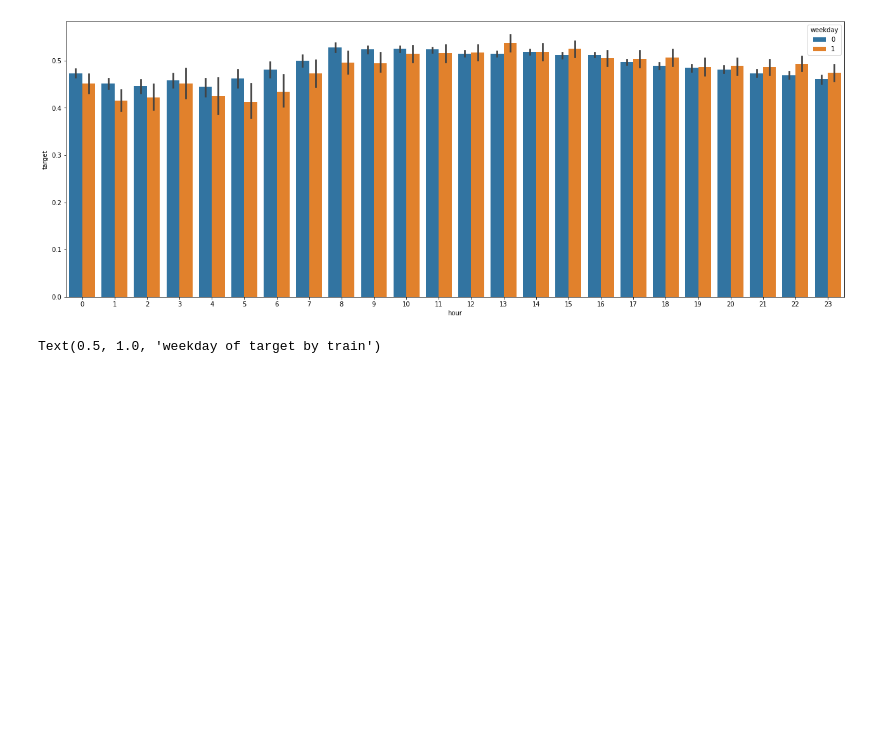
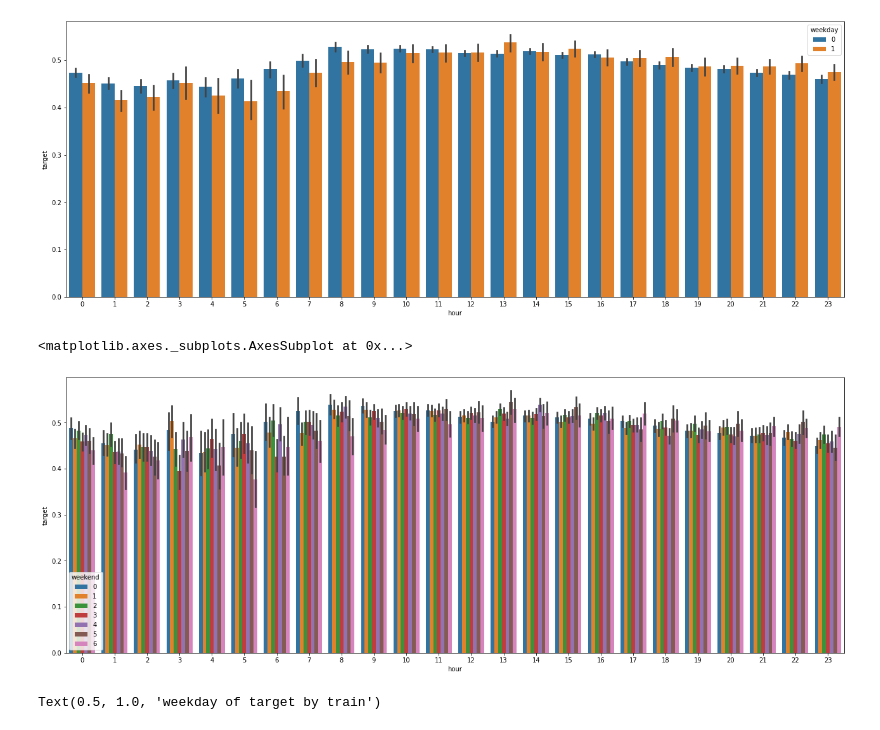
Before and after one commit to Proj-Caliber/Job-Care, a Jupyter notebook: Feature Engineering.ipynb, the cells around one changed output. Saved outputs shown, nothing was run; the diff lists cells and outputs as text; code cells hidden in the pictures; blank space fills up the shorter version.

```diff
--- a/Feature Engineering.ipynb
+++ b/Feature Engineering.ipynb
@@ -447,6 +321,13 @@ sns.barplot(data = train_data, x = 'hour', y = 'target', hue = 'weekday')
 # %% [output]
 <matplotlib.axes._subplots.AxesSubplot at 0x...>
 [figure]
+# %%
+# 시간을 요일별로 확인해 보자.
+plt.figure(figsize = (22,8))
+sns.barplot(data = train_data, x = 'hour', y = 'target', hue = 'weekend')
+# %% [output]
+<matplotlib.axes._subplots.AxesSubplot at 0x...>
+[figure, added]
 # %%
 # 평일과 주말을 target과 비교해보자.
 fig, ax = plt.subplots(ncols = 2,figsize = (16,8))
```
Also changed, not shown: parts of 43 cells of this notebook.
